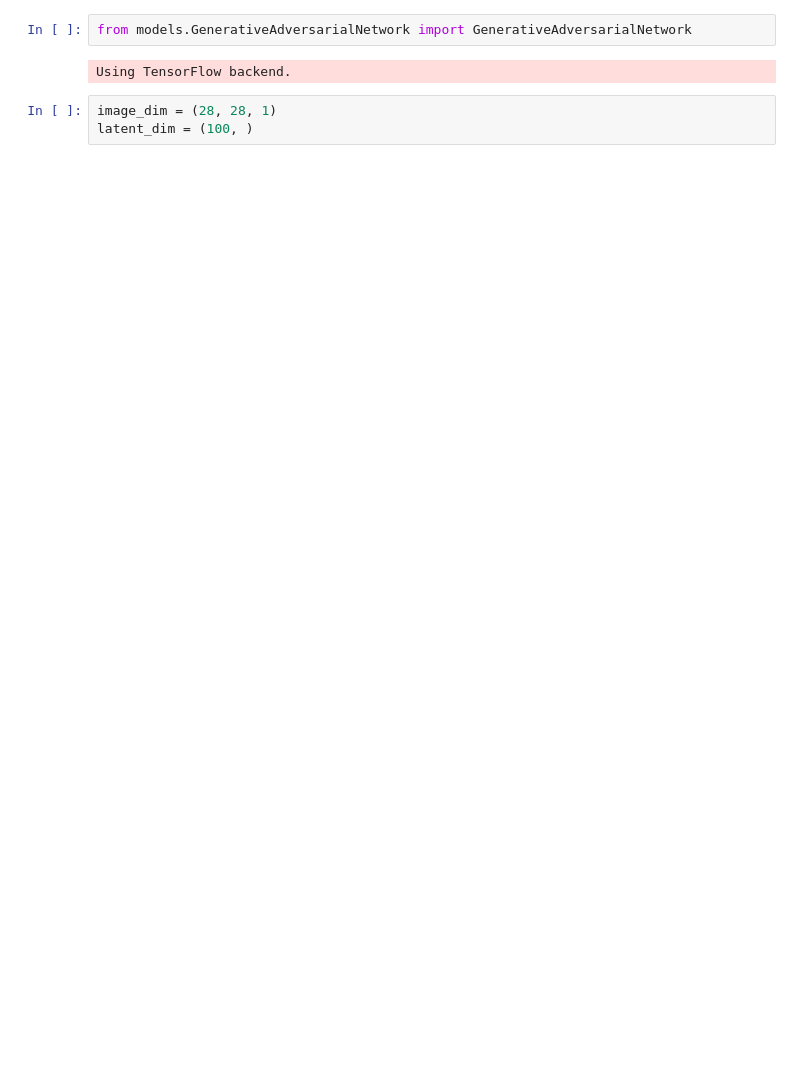
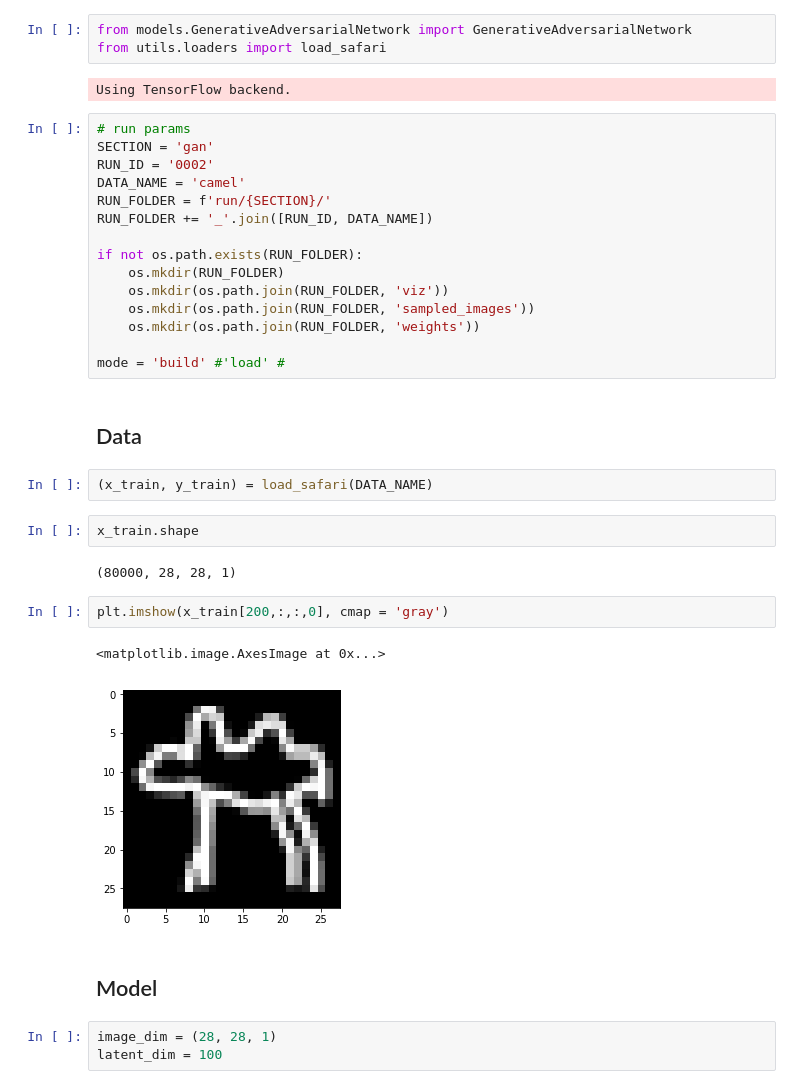
Before and after one commit to comadan/GDL_code, a Jupyter notebook: NotebooksFromScratch/GAN-Camel-custom_architecture.ipynb, the cells around one changed output. Drawn from its saved outputs; the diff is of its cells as text; blank space fills up the shorter version.

```diff
--- a/NotebooksFromScratch/GAN-Camel-custom_architecture.ipynb
+++ b/NotebooksFromScratch/GAN-Camel-custom_architecture.ipynb
@@ -1,8 +5,39 @@
 # %%
 from models.GenerativeAdversarialNetwork import GenerativeAdversarialNetwork
+from utils.loaders import load_safari
 # %% [output]
 Using TensorFlow backend.
+# %%
+# run params
+SECTION = 'gan'
+RUN_ID = '0002'
+DATA_NAME = 'camel'
+RUN_FOLDER = f'run/{SECTION}/'
+RUN_FOLDER += '_'.join([RUN_ID, DATA_NAME])
+
+if not os.path.exists(RUN_FOLDER):
+    os.mkdir(RUN_FOLDER)
+    os.mkdir(os.path.join(RUN_FOLDER, 'viz'))
+    os.mkdir(os.path.join(RUN_FOLDER, 'sampled_images'))
+    os.mkdir(os.path.join(RUN_FOLDER, 'weights'))
+
+mode = 'build' #'load' #
+# %% [markdown]
+## Data
+# %%
+(x_train, y_train) = load_safari(DATA_NAME)
+# %%
+x_train.shape
+# %% [output]
+(80000, 28, 28, 1)
+# %%
+plt.imshow(x_train[200,:,:,0], cmap = 'gray')
+# %% [output]
+<matplotlib.image.AxesImage at 0x...>
+[figure, added]
+# %% [markdown]
+## Model
 # %%
 image_dim = (28, 28, 1)
-latent_dim = (100, )
+latent_dim = 100
 # %%
```
Also changed, not shown: parts of 13 cells of this notebook, 1 other file.
